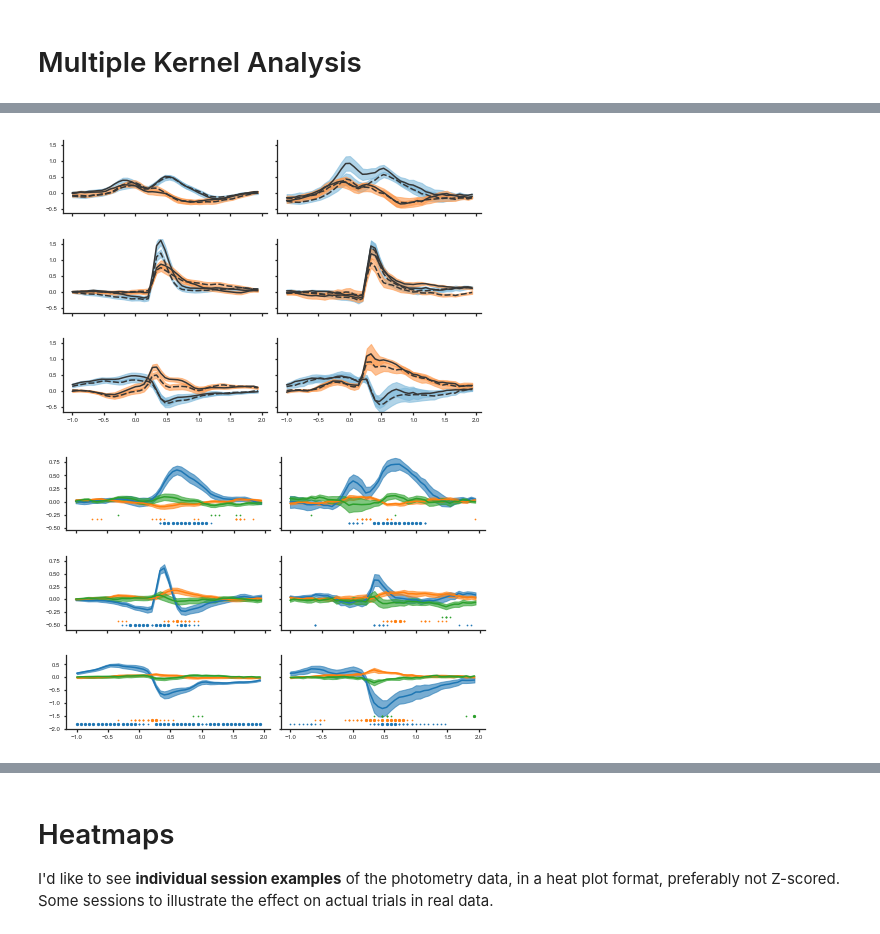
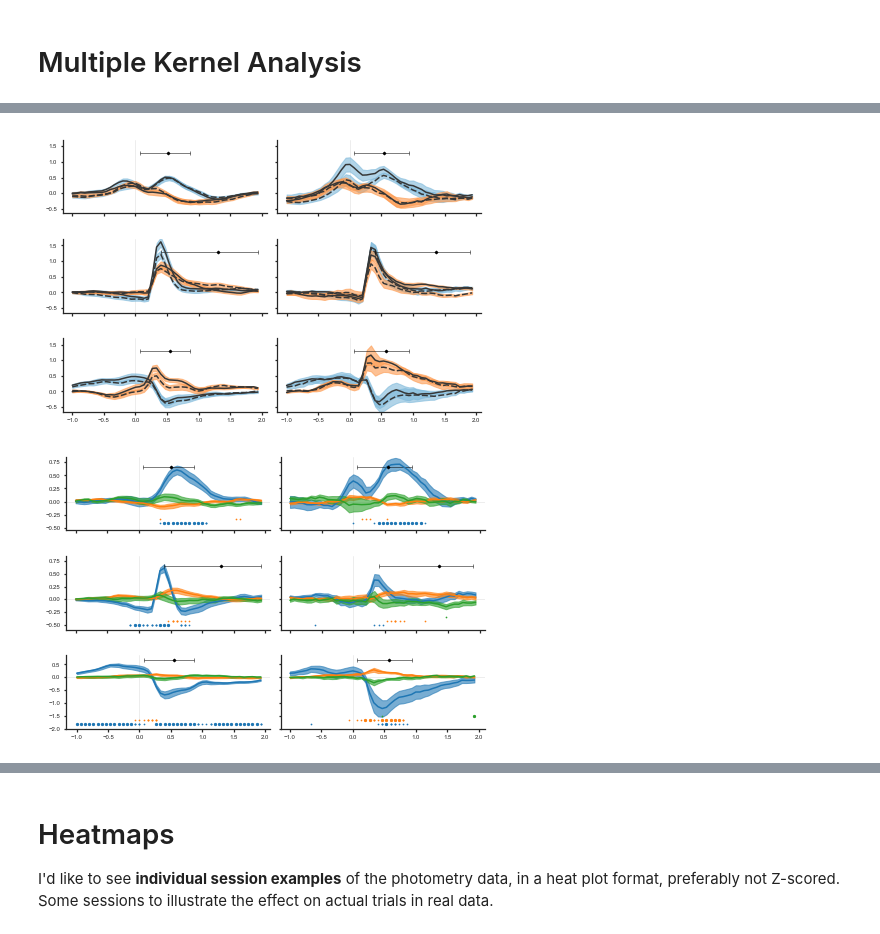
Before and after one commit to rachelstephlee/qlearning, a Jupyter notebook: Reviews_Analyses.ipynb, the cells around one changed output, grey strips where cells are left out. Cells and saved outputs as stored; diff of their text form; code cells hidden in the pictures.

```diff
--- a/Reviews_Analyses.ipynb
+++ b/Reviews_Analyses.ipynb
@@ -99,6 +338,8 @@ analysis_type = "multiple_event_reg_gcamp.csv"
 # pull data and drop intercepts
 df_fit_DMS = pd.read_csv("data/DMS/" + analysis_type, index_col = 0 )[1:]
 df_fit_DMS_CB = pd.read_csv("data/DMS_CB/" + analysis_type, index_col = 0 )[1:]
+df_fit_DMS["RecordLoc"] = "DMS"
+df_fit_DMS_CB["RecordLoc"] = "DMS_CB"
 
 for df_fit in [df_fit_DMS, df_fit_DMS_CB]:
     cond_split = df_fit['Cond'].str.split("-", n = 1, expand = True)
@@ -110,7 +351,7 @@ SZ = 8
 
 SZ_S = 6
 
-ylims = [-0.65, 1.65]
+ylims = [-0.65, 1.70]
 sns.set_style('ticks')
 figure = plt.figure(figsize=(7.5, 5))
 # figure = plt.figure(figsize=(20, 10))
@@ -123,8 +364,7 @@ gs.update(wspace = 0.05, hspace = 0.35)
 line_palette = ["#363737", "#363737", "#363737", "#363737"]
 fill_palette = ['#7db8da', '#7db8da', '#fd994d', '#fd994d']
 
-
-
+latency_names = ["Latency_prez", "Latency_choice", "Latency_reward"]
 
 for num_col, df_fit in enumerate([df_fit_DMS, df_fit_DMS_CB]):
 
@@ -144,8 +384,17 @@ for num_col, df_fit in enumerate([df_fit_DMS, df_fit_DMS_CB]):
                                      color = color, alpha = 0.6)
 
 
+
+        recordloc = df_fit["RecordLoc"].values[0]
+        latency_name = latency_names[num_row]
+        df_lat_i = df_lat_sum[(df_lat_sum["Latency_type"] == latency_name) & (df_lat_sum["RecordLoc"] == recordloc)]
+        lat_mean = df_lat_i["Mean"]
+        lat_5 = df_lat_i["lower_5"].values[0]
+        lat_95 = df_lat_i["upper_95"].values[0]
+        ax.errorbar(lat_mean, 1.3, xerr =np.array([[lat_5 , lat_95]]).T, fmt = 'D', ms = 2, lw = 0.5, capsize = 2, capthick = 0.5, color = 'k')
         # aesthetics
-
+        ax.axvline(0, color = 'lightgray', alpha = 0.5, zorder = 0, lw = 0.8)
+        ax.axhline(0, color = 'lightgray', alpha = 0.5, zorder = 0, lw = 0.8), # ls = ':'
         ax.set_ylim(ylims)
 
         if num_col > 0:
@@ -159,7 +408,7 @@ sns.despine()
 
 plt.savefig('figs/FigR6A_for_ai.pdf',transparent = True, quality = 95)
 # %% [output]
-[figure, old version]
+[figure, new version]
 # %%
 #QVALS
 
@@ -167,6 +416,9 @@ analysis_type = "multiple_event_reg_qvals.csv"
 # pull data and drop intercepts
 df_fit_DMS = pd.read_csv("data/DMS/" + analysis_type, index_col = 0 )
 df_fit_DMS_CB = pd.read_csv("data/DMS_CB/" + analysis_type, index_col = 0 )
+
+df_fit_DMS["RecordLoc"] = "DMS"
+df_fit_DMS_CB["RecordLoc"] = "DMS_CB"
 
 # ugh somehow can't filter this out in the for loop
 df_fit_DMS = df_fit_DMS[df_fit_DMS["Cond"] != "Intercept"]
@@ -177,7 +429,8 @@ for df_fit in (df_fit_DMS, df_fit_DMS_CB):
     # add p values for qvals regression
     df_fit["z"] = df_fit['Estimate'].values / df_fit['StdError'].values
     # some form of  ccdf.(Chisq(1), abs2.(z)) TODO double check
-    df_fit["Pval"] =  1 - scipy.stats.chi2.cdf(np.abs(df_fit['z'].values) ** 2, 1)
+    (_, pval_corrected, _, _) = multitest.multipletests(1 - scipy.stats.chi2.cdf(np.abs(df_fit['z'].values) ** 2, 1), method = 'fdr_bh')
+    df_fit["Pval"] = pval_corrected
 # %%
 SZ = 8
 
@@ -215,31 +468,42 @@ for num_col, df_fit in enumerate([df_fit_DMS, df_fit_DMS_CB]):
 
 
 
         for ln_i, [cond, color] in enumerate(zip(pd.unique(df_i["Cond"]), qval_palette)):
             df_fill = df_i[df_i["Cond"] == cond]
             ax.fill_between(df_fill['Time'], df_fill['Estimate'] - df_fill['StdError'], df_fill['Estimate'] + df_fill['StdError'],
                                      color = color, alpha = 0.6)
 
 
             for s_i, s in enumerate(sig):
                 x = (np.arange(-LEN_BEFORE/15, LEN_AFTER/ 15, 1/15))[df_fill['Pval']  <= s]
                 y = np.ones(len(x)) * pval_center[num_row] + ln_i * pval_gap[num_row]
 
                 ax.scatter(x, y, color = color, s = sig_sz[s_i])
+        # plot latencies
+        recordloc = df_fit["RecordLoc"].values[0]
+        latency_name = latency_names[num_row]
+        df_lat_i = df_lat_sum[(df_lat_sum["Latency_type"] == latency_name) & (df_lat_sum["RecordLoc"] == recordloc)]
+        lat_mean = df_lat_i["Mean"]
+        lat_5 = df_lat_i["lower_5"].values[0]
+        lat_95 = df_lat_i["upper_95"].values[0]
 
+        lat_95 = df_lat_i["upper_95"].values[0]
+        ax.errorbar(lat_mean, 0.65, xerr =np.array([[lat_5 , lat_95]]).T, fmt = 'D', ms = 2, lw = 0.5, capsize = 2, capthick = 0.5, color = 'k')
         # aesthetics
+        ax.axvline(0, color = 'lightgray', alpha = 0.5, zorder = 0, lw = 0.8)
+        ax.axhline(0, color = 'lightgray', alpha = 0.5, zorder = 0, lw = 0.8), # ls = ':'
 
         ax.set_ylim(ylims[num_row])
 
         ax.set_xlabel("")
         ax.set_ylabel("")
         ax.tick_params(labelsize = SZ_S, length = 2.5)
         if num_row < 2:
             ax.set_xticklabels([])
         if num_col > 0:
             ax.set_yticklabels([])
 sns.despine()
 
 plt.savefig('figs/FigR6B_for_ai.pdf',transparent = True, quality = 95)
 # %% [output]
-[figure, old version]
+[figure, new version]
```
Also changed, not shown: parts of 18 cells of this notebook, 3 other files.
